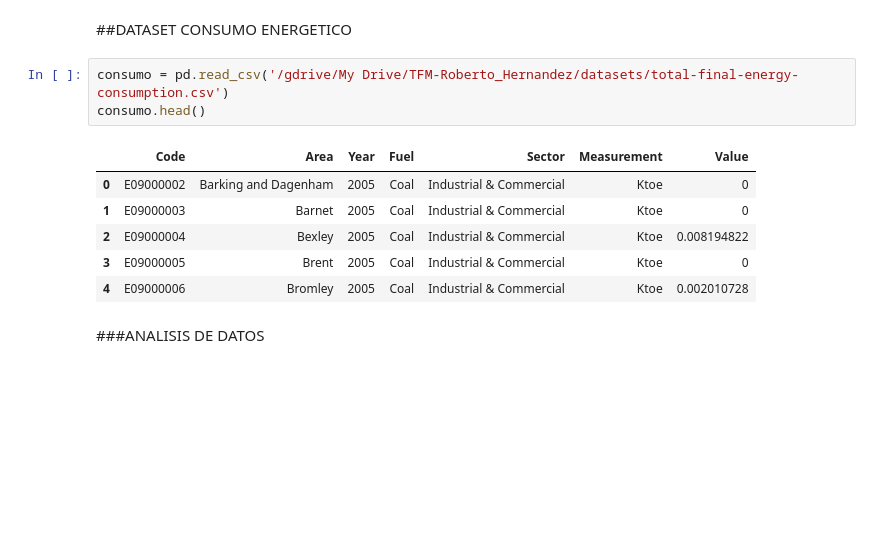
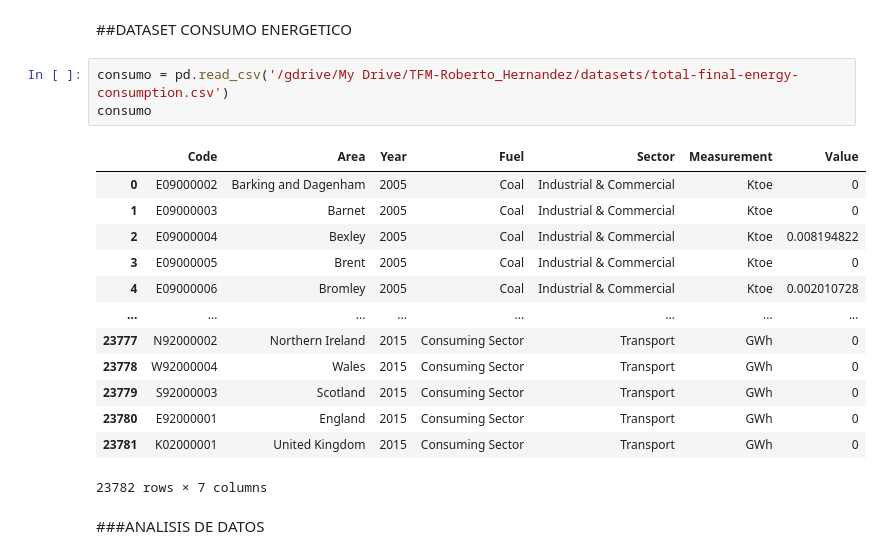
Before and after one commit to Roberto-he/TFM_RHG, a Jupyter notebook: TFM_FIRE_RHG.ipynb, the cells around one changed output. Saved outputs shown, nothing was run; the diff lists cells and outputs as text; blank space fills up the shorter version.

```diff
--- a/TFM_FIRE_RHG.ipynb
+++ b/TFM_FIRE_RHG.ipynb
@@ -574,14 +959,21 @@ p_vivienda
 ##DATASET CONSUMO ENERGETICO
 # %%
 consumo = pd.read_csv('/gdrive/My Drive/TFM-Roberto_Hernandez/datasets/total-final-energy-consumption.csv')
-consumo.head()
+consumo
 # %% [output]
 |  | Code | Area | Year | Fuel | Sector | Measurement | Value |
 | 0 | E09000002 | Barking and Dagenham | 2005 | Coal | Industrial & Commercial | Ktoe | 0 |
 | 1 | E09000003 | Barnet | 2005 | Coal | Industrial & Commercial | Ktoe | 0 |
 | 2 | E09000004 | Bexley | 2005 | Coal | Industrial & Commercial | Ktoe | 0.008194822 |
 | 3 | E09000005 | Brent | 2005 | Coal | Industrial & Commercial | Ktoe | 0 |
 | 4 | E09000006 | Bromley | 2005 | Coal | Industrial & Commercial | Ktoe | 0.002010728 |
+| ... | ... | ... | ... | ... | ... | ... | ... |
+| 23777 | N92000002 | Northern Ireland | 2015 | Consuming Sector | Transport | GWh | 0 |
+| 23778 | W92000004 | Wales | 2015 | Consuming Sector | Transport | GWh | 0 |
+| 23779 | S92000003 | Scotland | 2015 | Consuming Sector | Transport | GWh | 0 |
+| 23780 | E92000001 | England | 2015 | Consuming Sector | Transport | GWh | 0 |
+| 23781 | K02000001 | United Kingdom | 2015 | Consuming Sector | Transport | GWh | 0 |
+23782 rows × 7 columns
 # %% [markdown]
 ###ANALISIS DE DATOS
 # %%
```
Also changed, not shown: parts of 81 cells of this notebook.
